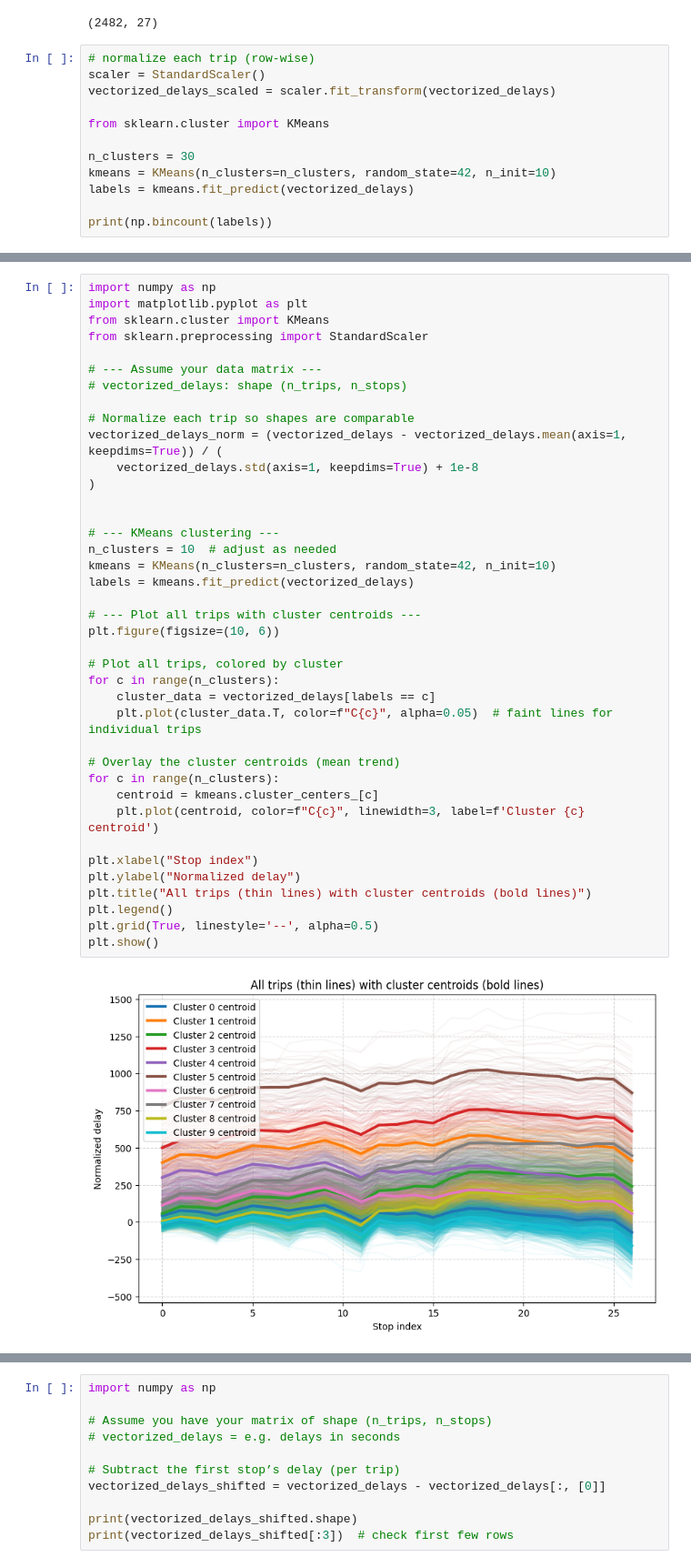
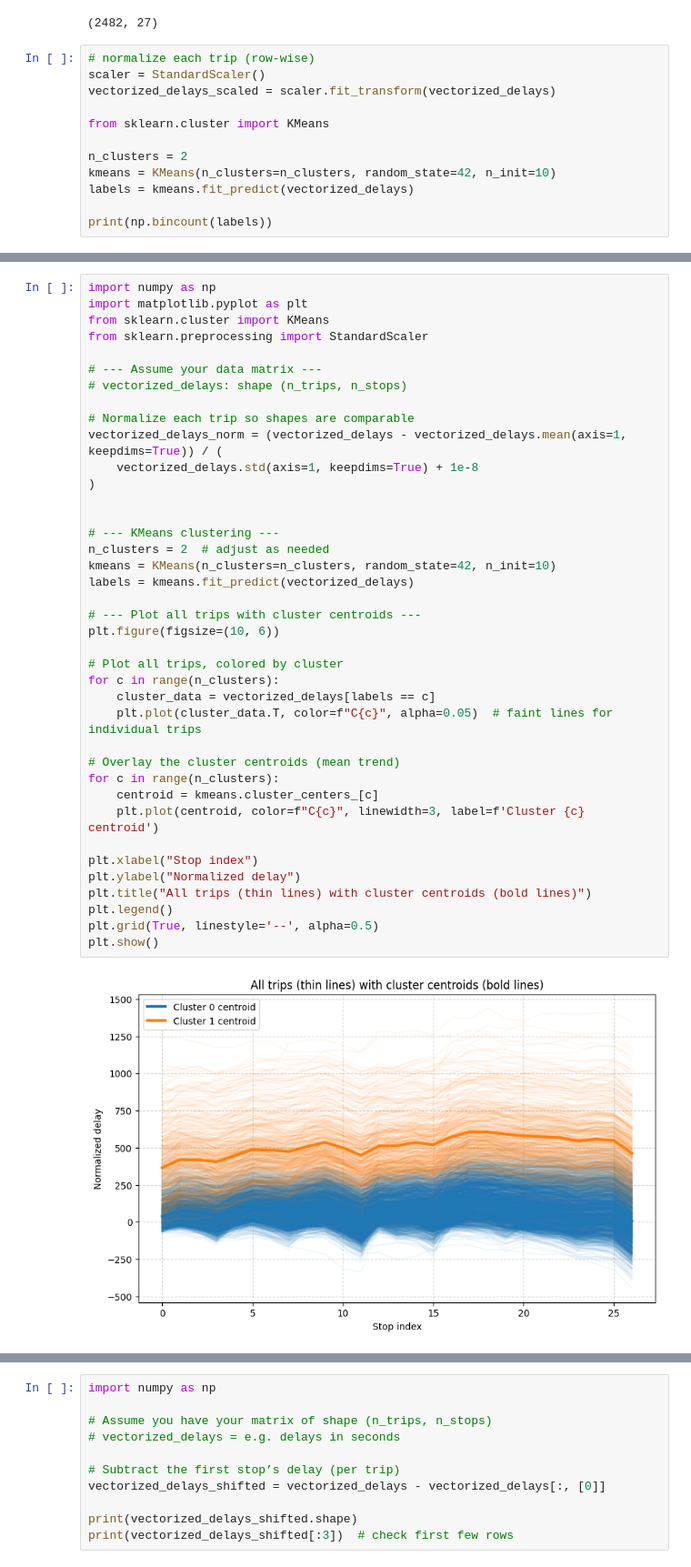
Before and after one commit to Gioalf/AH2179, a Jupyter notebook: project/AIprojectGioAlf.ipynb, the cells around one changed output, grey strips where cells are left out. Shown at 91% size. Drawn from its saved outputs; the diff is of its cells as text.

```diff
--- a/project/AIprojectGioAlf.ipynb
+++ b/project/AIprojectGioAlf.ipynb
@@ -1703,7 +1655,7 @@ vectorized_delays_scaled = scaler.fit_transform(vectorized_delays)
 
 from sklearn.cluster import KMeans
 
-n_clusters = 30
+n_clusters = 2
 kmeans = KMeans(n_clusters=n_clusters, random_state=42, n_init=10)
 labels = kmeans.fit_predict(vectorized_delays)
 
@@ -1739,35 +1690,35 @@ from sklearn.preprocessing import StandardScaler
 # Normalize each trip so shapes are comparable
 vectorized_delays_norm = (vectorized_delays - vectorized_delays.mean(axis=1, keepdims=True)) / (
     vectorized_delays.std(axis=1, keepdims=True) + 1e-8
 )
 
 
 # --- KMeans clustering ---
-n_clusters = 10  # adjust as needed
+n_clusters = 2  # adjust as needed
 kmeans = KMeans(n_clusters=n_clusters, random_state=42, n_init=10)
 labels = kmeans.fit_predict(vectorized_delays)
 
 # --- Plot all trips with cluster centroids ---
 plt.figure(figsize=(10, 6))
 
 # Plot all trips, colored by cluster
 for c in range(n_clusters):
     cluster_data = vectorized_delays[labels == c]
     plt.plot(cluster_data.T, color=f"C{c}", alpha=0.05)  # faint lines for individual trips
 
 # Overlay the cluster centroids (mean trend)
 for c in range(n_clusters):
     centroid = kmeans.cluster_centers_[c]
     plt.plot(centroid, color=f"C{c}", linewidth=3, label=f'Cluster {c} centroid')
 
 plt.xlabel("Stop index")
 plt.ylabel("Normalized delay")
 plt.title("All trips (thin lines) with cluster centroids (bold lines)")
 plt.legend()
 plt.grid(True, linestyle='--', alpha=0.5)
 plt.show()
 # %% [output]
-[figure, old version]
+[figure, new version]
 # %%
 from sklearn.cluster import KMeans
 from sklearn.metrics import silhouette_score
```
Also changed, not shown: parts of 13 cells of this notebook.
